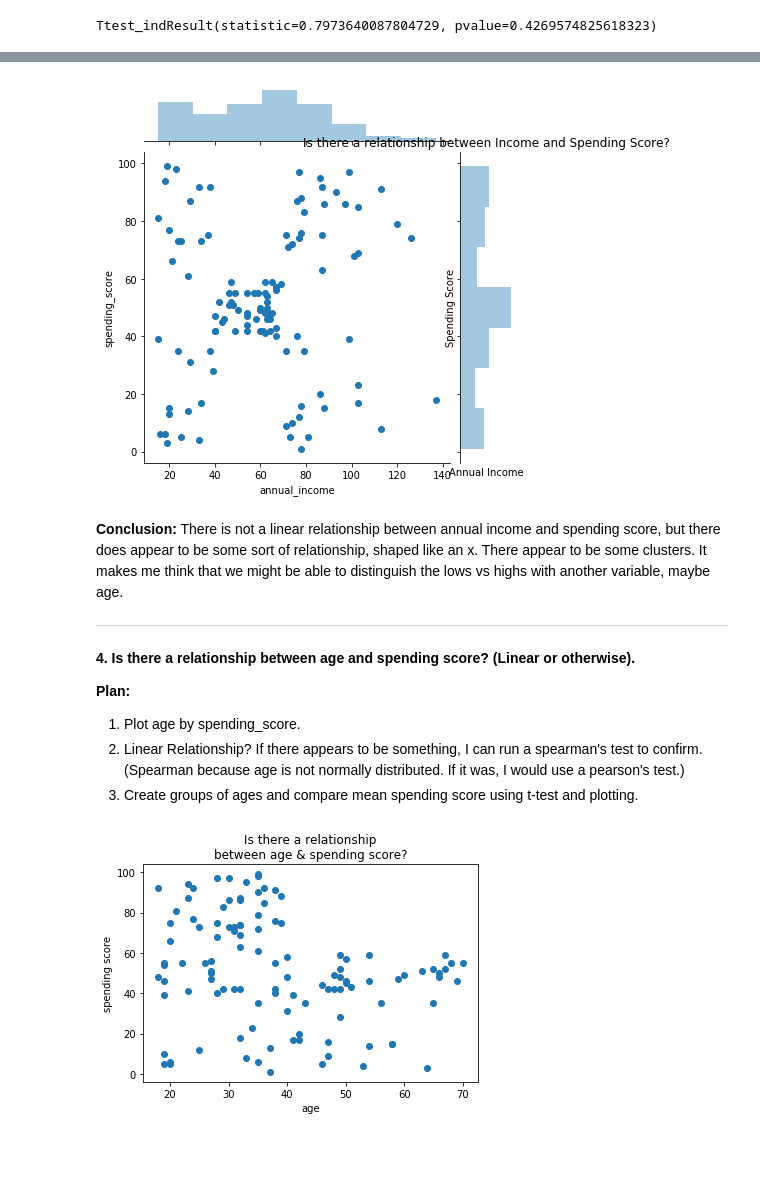
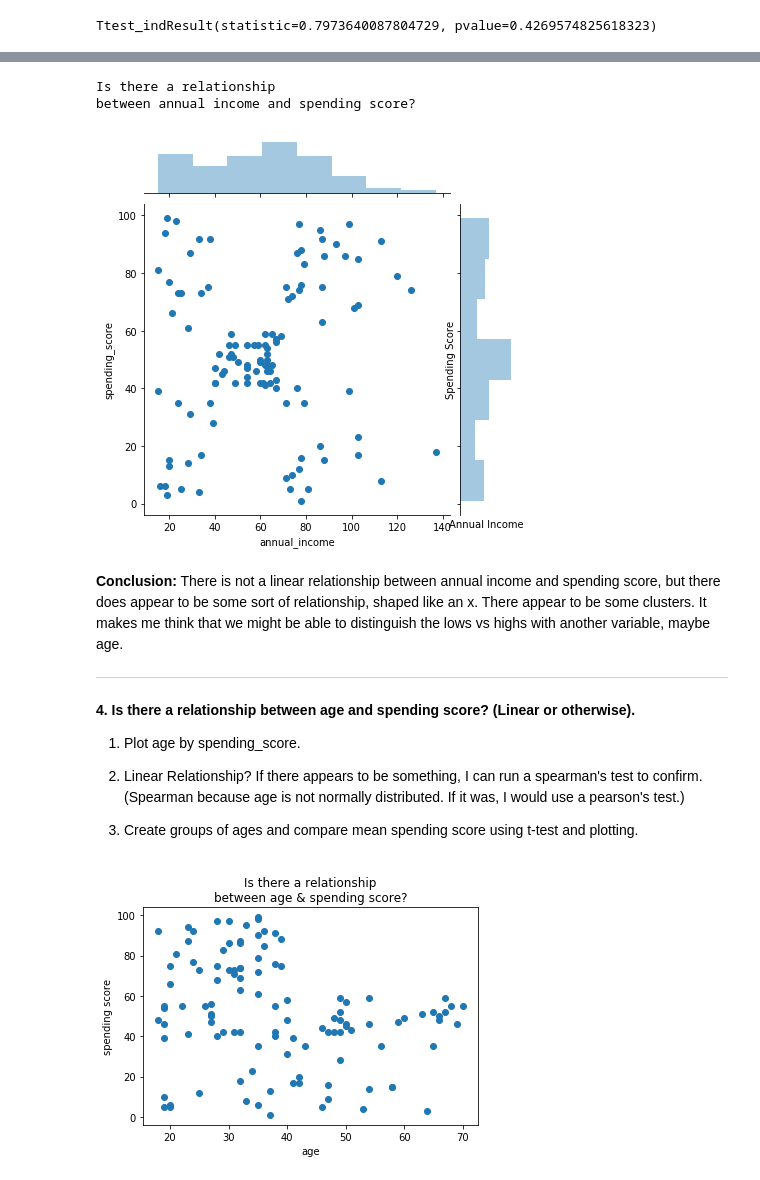
Before and after one commit to CodeupClassroom/darden-clustering, a Jupyter notebook: exploration.ipynb, the cells around one changed output, grey strips where cells are left out. Cells and saved outputs as stored; diff of their text form; code cells hidden in the pictures; blank space fills up the shorter version.

```diff
--- a/exploration.ipynb
+++ b/exploration.ipynb
@@ -140,10 +142,12 @@ df.describe()
 # %%
 # split off test, 20% of original df size
 
-train_validate, test = train_test_split(df, test_size=.20, random_state=42)
+train_validate, test = train_test_split(df, test_size=.20,
+                                        random_state=42)
 
 # split off validate, 30% of train_validate (24% of original)
-train, validate = train_test_split(train_validate, test_size=.30, random_state=42)
+train, validate = train_test_split(train_validate, test_size=.30,
+                                   random_state=42)
 # %%
 print("train obs: ", train.size)
 print("validate obs: ", validate.size)
@@ -248,12 +277,14 @@ ____________________________
 2. if there appears to be some linear correlation, then run spearman's test for linear correlation. We would run spearman's instead of pearson's because both variables are not normally distributed (annual_income, in this case).
 # %%
+print("Is there a relationship\nbetween annual income and spending score?")
 sns.jointplot(x="annual_income", y="spending_score", data=train)
 plt.xlabel("Annual Income")
 plt.ylabel("Spending Score")
-plt.title("Is there a relationship between Income and Spending Score?")
 plt.show()
 # %% [output]
+Is there a relationship
+between annual income and spending score?
-[figure, old version]
+[figure, new version]
 # %% [markdown]
 **Conclusion:** There is not a linear relationship between annual income and spending score, but there does appear to be some sort of relationship, shaped like an x. There appear to be some clusters. It makes me think that we might be able to distinguish the lows vs highs with another variable, maybe age.
 
@@ -261,10 +292,10 @@ ___________________________________
 
 **4. Is there a relationship between age and spending score? (Linear or otherwise).**
 
-**Plan:**
+1. Plot age by spending_score.
 
-1. Plot age by spending_score.
 2. Linear Relationship? If there appears to be something, I can run a spearman's test to confirm. (Spearman because age is not normally distributed. If it was, I would use a pearson's test.)
+
 3. Create groups of ages and compare mean spending score using t-test and plotting.
 # %%
 # plot age by spending score
```
Also changed, not shown: parts of 28 cells of this notebook.
